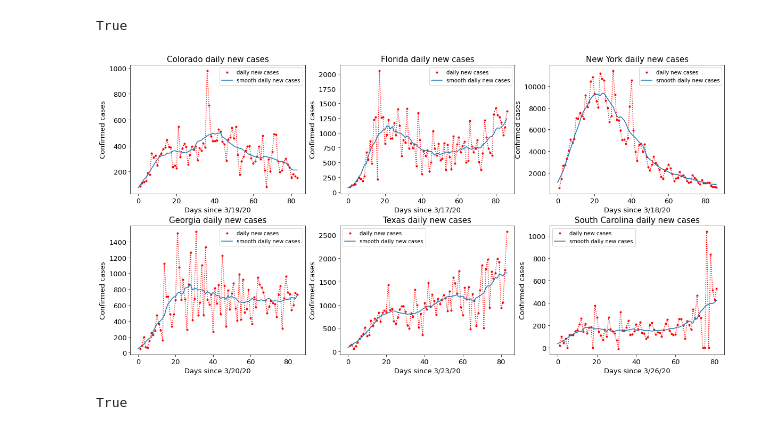
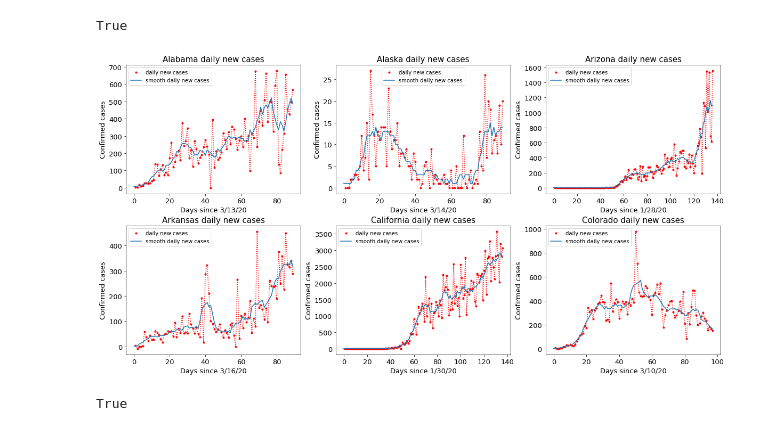
Before and after one commit to neerajkulk/corona, a Jupyter notebook: plotting.ipynb, the cells around one changed output. Saved outputs shown, nothing was run; the diff lists cells and outputs as text; code cells hidden in the pictures.

Commit message:
smooth with mean window of 7 days This is simple and seems to work pretty well!

```diff
--- a/plotting.ipynb
+++ b/plotting.ipynb
@@ -47,14 +47,15 @@ def raw_data(state):
     df = df[(df.T != 0).any()] # start at the first confirmed case
     return df
 
-def smooth_data(state,window = 14):
+def smooth_data(state,window = 7):
     df = raw_data(state)
 
     df.confirmed = df.confirmed.diff()
     df.deaths = df.deaths.diff()
 
-    df = df.rolling(window=window,center=True,min_periods=window//2, win_type='gaussian').mean(std=window) # rolling mean window to smoothen out data
-    df = df[window:].round()
+
+    df = df.rolling(window=window,center=True,min_periods=1).mean() # rolling mean window to smoothen out data
+    df = df.round()
     df = df.clip(lower = 1)
     return df
 # %%
@@ -96,20 +97,20 @@ def hpd(dist_array,interval = 0.95,iterations=50):
 
     return r0_grid[x_loc]
 # %%
-state_name = 'Colorado'
+state_name = 'Arizona'
 image_dir = 'images/'+state_name
 if (not os.path.exists(image_dir)):
     os.mkdir(image_dir)
 
-smoothing_window = 14
+smoothing_window = 7
 state = smooth_data(state_name,window=smoothing_window) # smoothened data with mean filter of 7 day
-raw = raw_data(state_name)[smoothing_window:] # raw daily case and death counts
+raw = raw_data(state_name) # raw daily case and death counts
 
 len(raw) == len(state)
 # %% [output]
 True
 # %%
-states_to_plot = ['Colorado','Florida','New York','Georgia','Texas','South Carolina']
+states_to_plot = ['Alabama','Alaska','Arizona','Arkansas','California','Colorado']
 
 figure = plt.figure(figsize=(20,10))
 plt.subplots_adjust(hspace=0.25)
@@ -117,7 +118,7 @@ plt.subplots_adjust(hspace=0.25)
 plt.subplot(231)
 i = 0
 state = smooth_data(states_to_plot[i],window=smoothing_window) # smoothened data with mean filter of 7 day
-raw = raw_data(states_to_plot[i])[smoothing_window:] # raw daily case and death counts
+raw = raw_data(states_to_plot[i]) # raw daily case and death counts
 plt.plot(np.arange(len(raw)),raw.confirmed.diff(), 'ro',markersize = 3,label = 'daily new cases')
 plt.plot(np.arange(len(raw)),raw.confirmed.diff(), 'r:')
 plt.plot(np.arange(len(state)),state.confirmed,label = 'smooth daily new cases')
@@ -129,7 +130,7 @@ plt.title(states_to_plot[i] +' daily new cases',fontsize=15)
 plt.subplot(232)
 i = 1
 state = smooth_data(states_to_plot[i],window=smoothing_window) # smoothened data with mean filter of 7 day
-raw = raw_data(states_to_plot[i])[smoothing_window:] # raw daily case and death counts
+raw = raw_data(states_to_plot[i]) # raw daily case and death counts
 plt.plot(np.arange(len(raw)),raw.confirmed.diff(), 'ro',markersize = 3,label = 'daily new cases')
 plt.plot(np.arange(len(raw)),raw.confirmed.diff(), 'r:')
 plt.plot(np.arange(len(state)),state.confirmed,label = 'smooth daily new cases')
@@ -141,7 +142,7 @@ plt.title(states_to_plot[i] +' daily new cases',fontsize=15)
 plt.subplot(233)
 i = 2
 state = smooth_data(states_to_plot[i],window=smoothing_window) # smoothened data with mean filter of 7 day
-raw = raw_data(states_to_plot[i])[smoothing_window:] # raw daily case and death counts
+raw = raw_data(states_to_plot[i]) # raw daily case and death counts
 plt.plot(np.arange(len(raw)),raw.confirmed.diff(), 'ro',markersize = 3,label = 'daily new cases')
 plt.plot(np.arange(len(raw)),raw.confirmed.diff(), 'r:')
 plt.plot(np.arange(len(state)),state.confirmed,label = 'smooth daily new cases')
@@ -154,42 +155,43 @@ plt.title(states_to_plot[i] +' daily new cases',fontsize=15)
 plt.subplot(234)
 i = 3
 state = smooth_data(states_to_plot[i],window=smoothing_window) # smoothened data with mean filter of 7 day
-raw = raw_data(states_to_plot[i])[smoothing_window:] # raw daily case and death counts
+raw = raw_data(states_to_plot[i]) # raw daily case and death counts
+
 plt.plot(np.arange(len(raw)),raw.confirmed.diff(), 'ro',markersize = 3,label = 'daily new cases')
 plt.plot(np.arange(len(raw)),raw.confirmed.diff(), 'r:')
 plt.plot(np.arange(len(state)),state.confirmed,label = 'smooth daily new cases')
 plt.xlabel('Days since '+ state.index[i],fontsize = 13)
 plt.ylabel('Confirmed cases',fontsize = 13)
 plt.legend()
 plt.title(states_to_plot[i] +' daily new cases',fontsize=15)
 
 plt.subplot(235)
 i = 4
 state = smooth_data(states_to_plot[i],window=smoothing_window) # smoothened data with mean filter of 7 day
-raw = raw_data(states_to_plot[i])[smoothing_window:] # raw daily case and death counts
+raw = raw_data(states_to_plot[i]) # raw daily case and death counts
 plt.plot(np.arange(len(raw)),raw.confirmed.diff(), 'ro',markersize = 3,label = 'daily new cases')
 plt.plot(np.arange(len(raw)),raw.confirmed.diff(), 'r:')
 plt.plot(np.arange(len(state)),state.confirmed,label = 'smooth daily new cases')
 plt.xlabel('Days since '+ state.index[i],fontsize = 13)
 plt.ylabel('Confirmed cases',fontsize = 13)
 plt.legend()
 plt.title(states_to_plot[i] +' daily new cases',fontsize=15)
 
 
 plt.subplot(236)
 i = 5
 state = smooth_data(states_to_plot[i],window=smoothing_window) # smoothened data with mean filter of 7 day
-raw = raw_data(states_to_plot[i])[smoothing_window:] # raw daily case and death counts
+raw = raw_data(states_to_plot[i])# raw daily case and death counts
 plt.plot(np.arange(len(raw)),raw.confirmed.diff(), 'ro',markersize = 3,label = 'daily new cases')
 plt.plot(np.arange(len(raw)),raw.confirmed.diff(), 'r:')
 plt.plot(np.arange(len(state)),state.confirmed,label = 'smooth daily new cases')
 plt.xlabel('Days since '+ state.index[i],fontsize = 13)
 plt.ylabel('Confirmed cases',fontsize = 13)
 plt.legend()
 plt.title(states_to_plot[i] +' daily new cases',fontsize=15)
 plt.savefig('images/daily_cases.pdf')
 # %% [output]
-[figure, old version]
+[figure, new version]
 # %%
 len(raw) == len(state)
 # %% [output]
```
Also changed, not shown: parts of 6 cells of this notebook.
